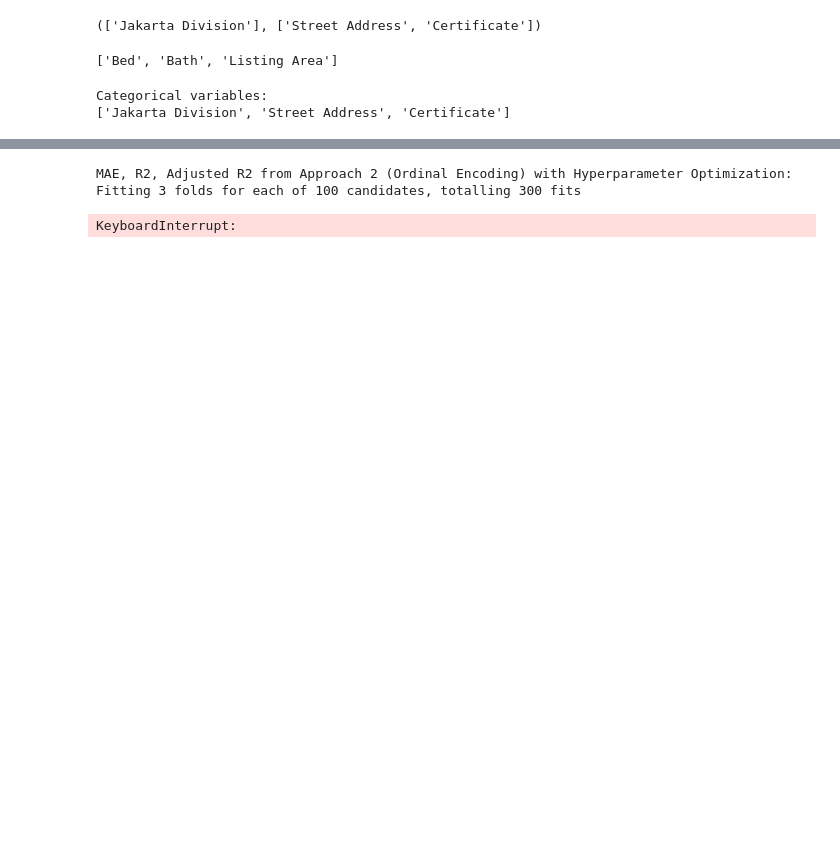
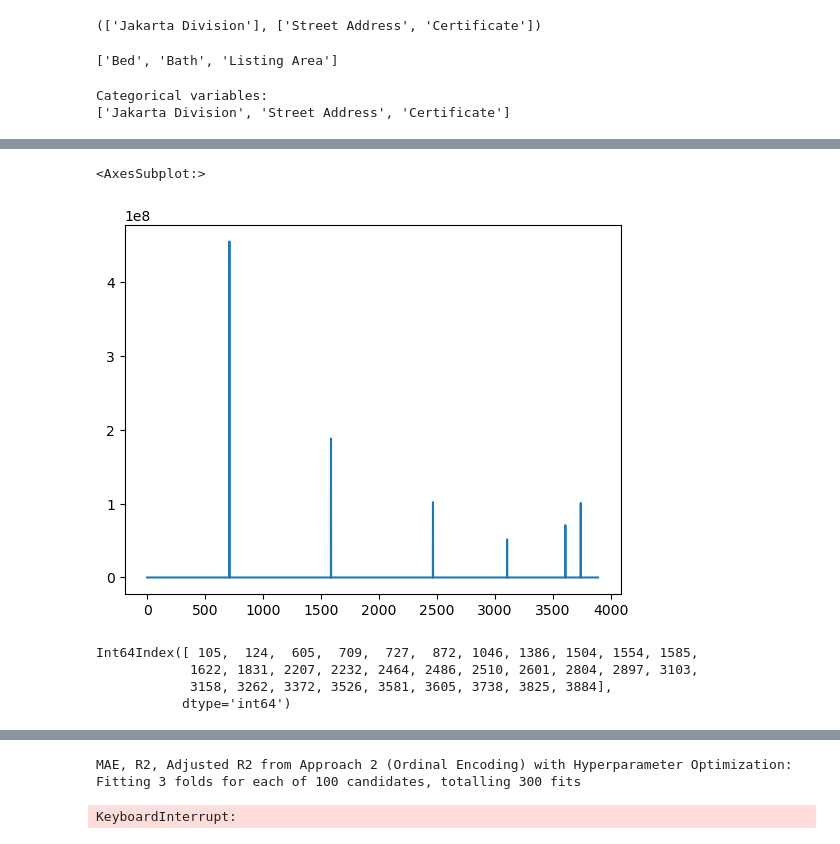
Before and after one commit to thebee99/InHousePredictor, a Jupyter notebook: code/House Price Prediction_sklearnRandomForest.ipynb, the cells around one changed output, grey strips where cells are left out. Cells and saved outputs as stored; diff of their text form; code cells hidden in the pictures; blank space fills up the shorter version.

```diff
--- a/code/House Price Prediction_sklearnRandomForest.ipynb
+++ b/code/House Price Prediction_sklearnRandomForest.ipynb
@@ -221,2 +221,15 @@ total_df
 3888 rows × 9 columns
+# %%
+error.plot()
+# %% [output]
+<AxesSubplot:>
+[figure, added]
+# %%
+index1 = total_df[total_df.Prediction_Error >= 1000].index
+print(index1)
+# %% [output]
+Int64Index([ 105,  124,  605,  709,  727,  872, 1046, 1386, 1504, 1554, 1585,
+            1622, 1831, 2207, 2232, 2464, 2486, 2510, 2601, 2804, 2897, 3103,
+            3158, 3262, 3372, 3526, 3581, 3605, 3738, 3825, 3884],
+           dtype='int64')
 # %%
```
Also changed, not shown: parts of 17 cells of this notebook.
